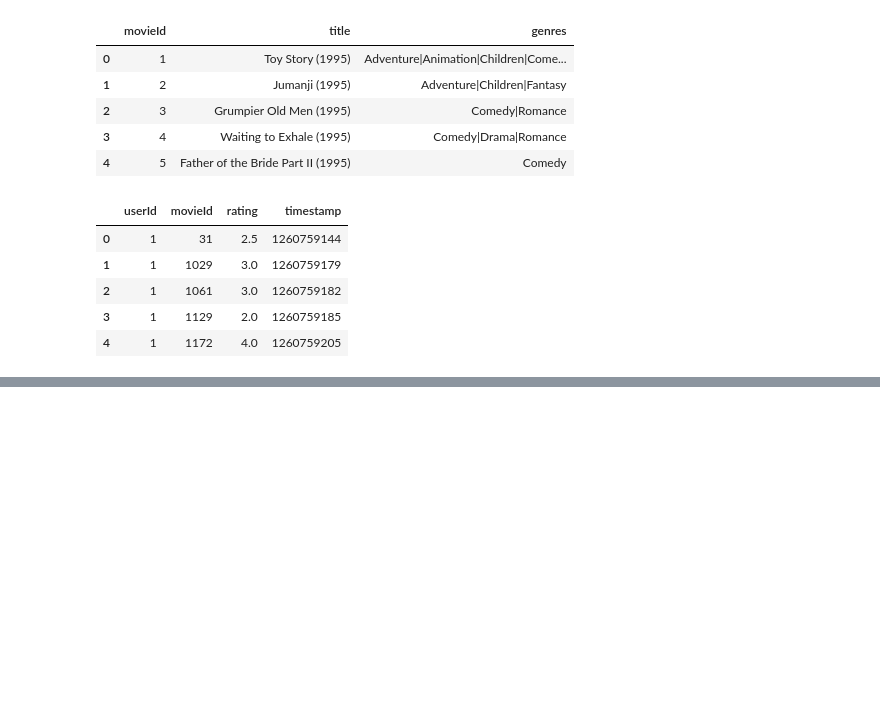
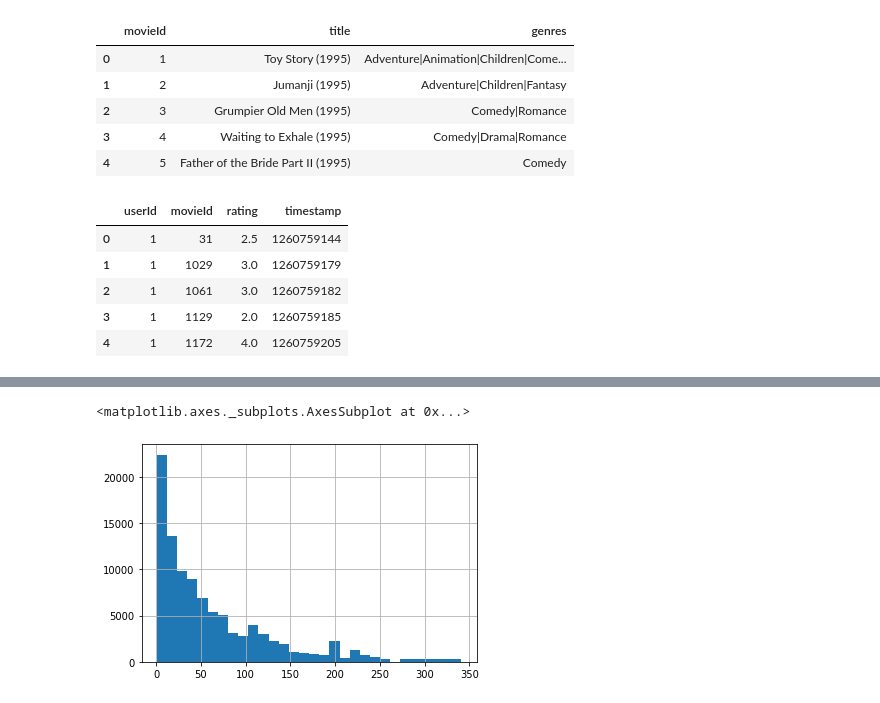
Before and after one commit to santoshgopane/Recommendation-Systems, a Jupyter notebook: Movie Recommendation system/Movie recommendation with KNN.ipynb, the cells around one changed output, grey strips where cells are left out. Cells and saved outputs as stored; diff of their text form; code cells hidden in the pictures; blank space fills up the shorter version.

```diff
--- a/Movie Recommendation system/Movie recommendation with KNN.ipynb
+++ b/Movie Recommendation system/Movie recommendation with KNN.ipynb
@@ -37,0 +84,3 @@ dataset.head()
+# %%
+rating_count = pd.DataFrame(dataset.groupby('title')['rating'].count().reset_index().rename(columns={'rating':'number_of_rating'}))
+rating_count.head()
@@ -37,0 +116,3 @@ dataset.head()
+# %%
+dataset_1 = dataset.merge(rating_count,left_on='title',right_on='title',how='left')
+dataset_1.head()
@@ -37,0 +138,5 @@ dataset.head()
+# %%
+dataset_1['number_of_rating'].hist(bins=30)
+# %% [output]
+<matplotlib.axes._subplots.AxesSubplot at 0x...>
+[figure, added]
```
Also changed, not shown: parts of 21 cells of this notebook.
